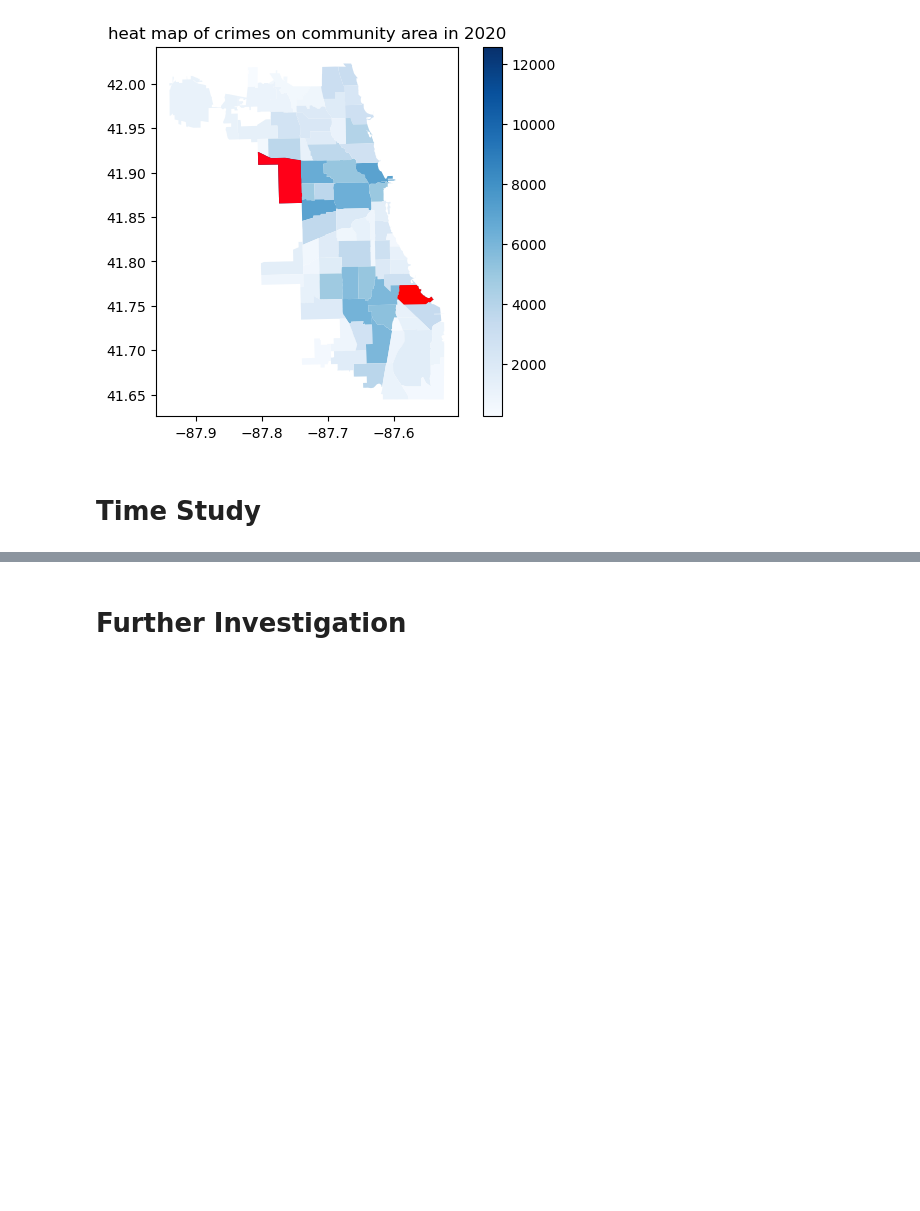
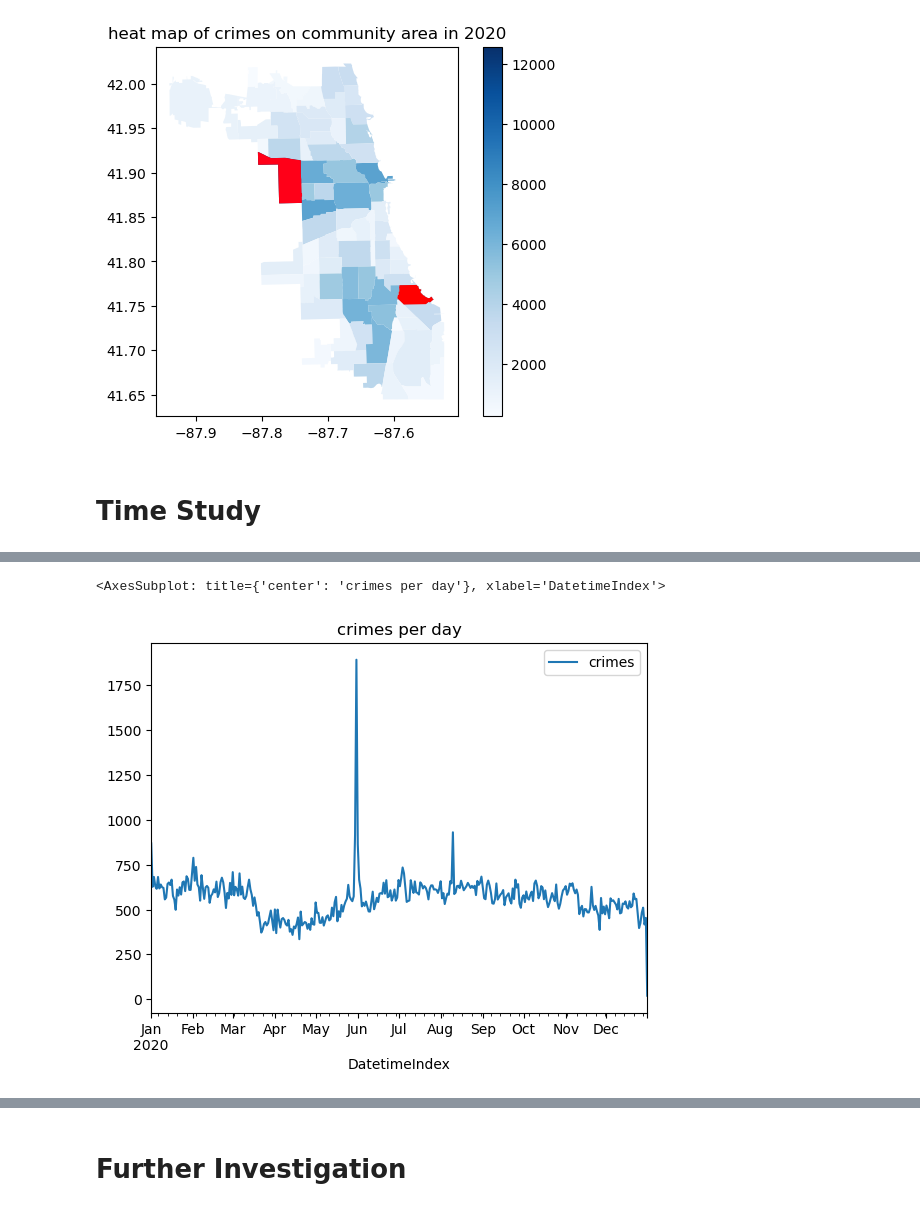
Before and after one commit to COMP5152TEAMWORK/Chicago-Crimes-Analysis, a Jupyter notebook: Chicago Crime Analysis.ipynb, the cells around one changed output, grey strips where cells are left out. Drawn from its saved outputs; the diff is of its cells as text; code cells hidden in the pictures; blank space fills up the shorter version.

```diff
--- a/Chicago Crime Analysis.ipynb
+++ b/Chicago Crime Analysis.ipynb
@@ -203,0 +256,6 @@ plt.show()
+# %%
+crimes_day = crimes_hour.resample('D', label='left').sum()
+crimes_day.plot(title='crimes per day')
+# %% [output]
+<AxesSubplot: title={'center': 'crimes per day'}, xlabel='DatetimeIndex'>
+[figure, added]
```
Also changed, not shown: parts of 10 cells of this notebook.
